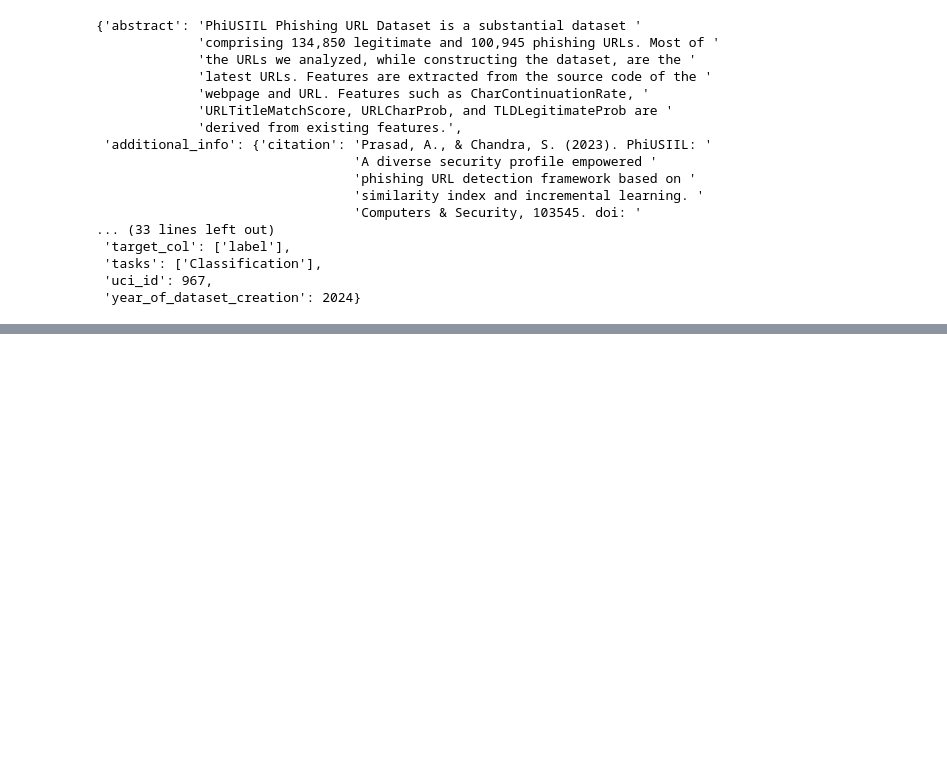
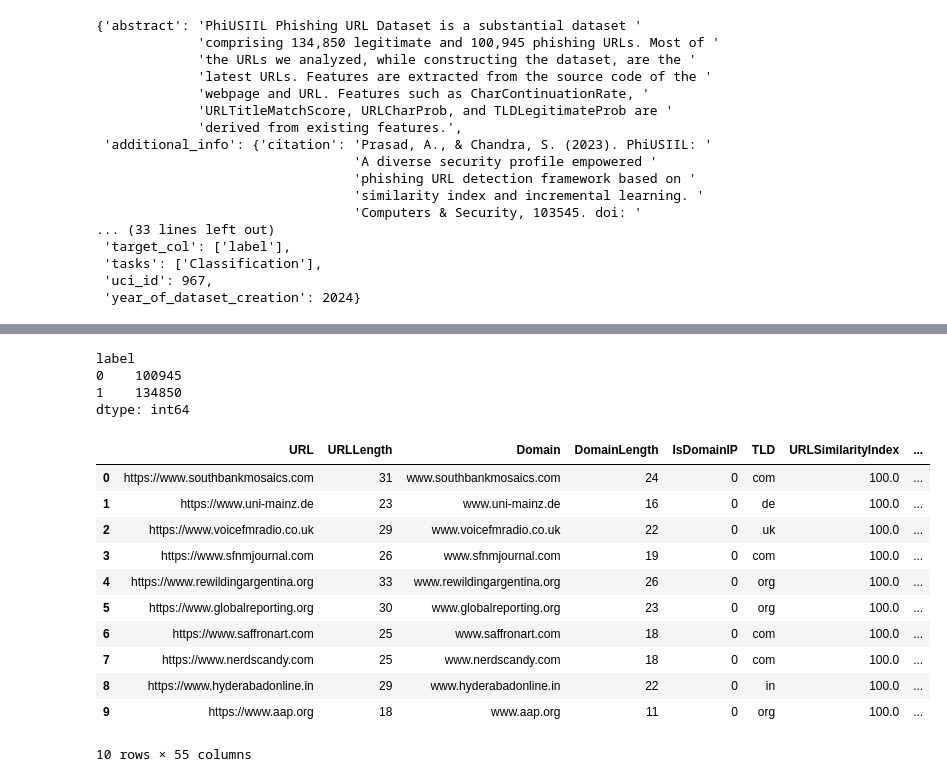
Before and after one commit to marcaureln/phishing-url, a Jupyter notebook: notebooks/1-initial-data-exploration.ipynb, the cells around one changed output, grey strips where cells are left out. Cells and saved outputs as stored; diff of their text form; code cells hidden in the pictures; blank space fills up the shorter version.

```diff
--- a/notebooks/1-initial-data-exploration.ipynb
+++ b/notebooks/1-initial-data-exploration.ipynb
@@ -15,6 +17,7 @@ Requirement already satisfied: six>=1.5 in /Users/alex/anaconda3/envs/phishing-u
 Note: you may need to restart the kernel to use updated packages.
 # %%
 from ucimlrepo import fetch_ucirepo
+import pandas as pd
 import pickle
 import os
 
@@ -36,6 +39,8 @@ phiusiil_dataset = load_dataset(dataset_id, fname)
 # data (as pandas dataframes)
 X = phiusiil_dataset.data.features
 y = phiusiil_dataset.data.targets
+# merge X and y into a single dataframe
+dataset = pd.merge(X, y, left_index=True, right_index=True)
 # %%
 from pprint import pprint
 
@@ -82,0 +95,24 @@ pprint(phiusiil_dataset.variables)
+# %%
+# class distribution (0: phishing, 1: legitimate)
+dataset.groupby('label').size()
+# %% [output]
+label
+0    100945
+1    134850
+dtype: int64
+# %%
+# peek at the first 10 rows of the dataset
+dataset.head(10)
+# %% [output]
+|  | URL | URLLength | Domain | DomainLength | IsDomainIP | TLD | URLSimilarityIndex | ... |
+| 0 | https://www.southbankmosaics.com | 31 | www.southbankmosaics.com | 24 | 0 | com | 100.0 | ... |
+| 1 | https://www.uni-mainz.de | 23 | www.uni-mainz.de | 16 | 0 | de | 100.0 | ... |
+| 2 | https://www.voicefmradio.co.uk | 29 | www.voicefmradio.co.uk | 22 | 0 | uk | 100.0 | ... |
+| 3 | https://www.sfnmjournal.com | 26 | www.sfnmjournal.com | 19 | 0 | com | 100.0 | ... |
+| 4 | https://www.rewildingargentina.org | 33 | www.rewildingargentina.org | 26 | 0 | org | 100.0 | ... |
+| 5 | https://www.globalreporting.org | 30 | www.globalreporting.org | 23 | 0 | org | 100.0 | ... |
+| 6 | https://www.saffronart.com | 25 | www.saffronart.com | 18 | 0 | com | 100.0 | ... |
+| 7 | https://www.nerdscandy.com | 25 | www.nerdscandy.com | 18 | 0 | com | 100.0 | ... |
+| 8 | https://www.hyderabadonline.in | 29 | www.hyderabadonline.in | 22 | 0 | in | 100.0 | ... |
+| 9 | https://www.aap.org | 18 | www.aap.org | 11 | 0 | org | 100.0 | ... |
+10 rows × 55 columns
```
Also changed, not shown: parts of 5 cells of this notebook.
